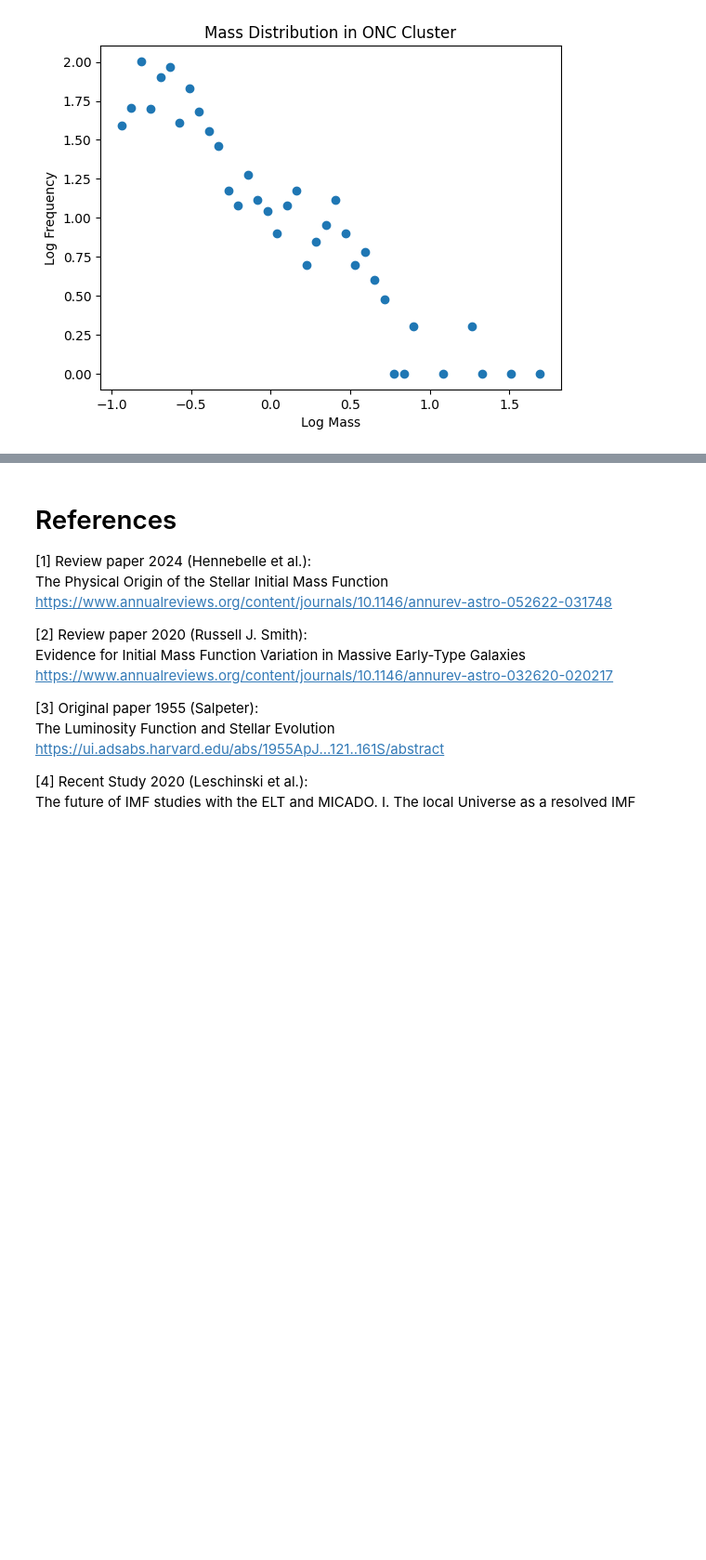
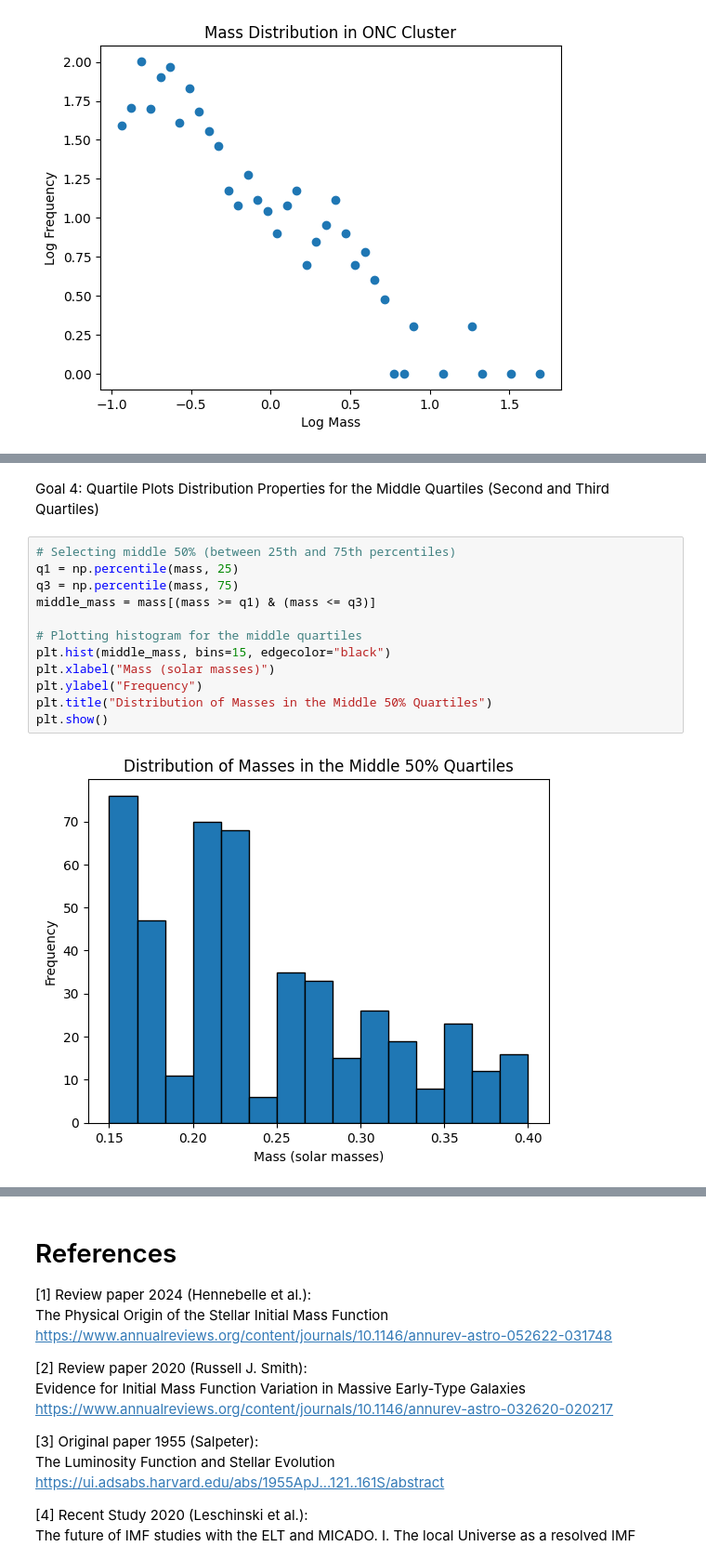
Before and after one commit to laxm7/sta_project, a Jupyter notebook: imf_chiara_felix_laxman.ipynb, the cells around one changed output, grey strips where cells are left out. Shown at 93% size. Saved outputs shown, nothing was run; the diff lists cells and outputs as text; blank space fills up the shorter version.

```diff
--- a/imf_chiara_felix_laxman.ipynb
+++ b/imf_chiara_felix_laxman.ipynb
@@ -286,0 +312,17 @@ plt.show()
+# %% [markdown]
+Goal 4: Quartile Plots
+Distribution Properties for the Middle Quartiles (Second and Third Quartiles)
+# %%
+# Selecting middle 50% (between 25th and 75th percentiles)
+q1 = np.percentile(mass, 25)
+q3 = np.percentile(mass, 75)
+middle_mass = mass[(mass >= q1) & (mass <= q3)]
+
+# Plotting histogram for the middle quartiles
+plt.hist(middle_mass, bins=15, edgecolor="black")
+plt.xlabel("Mass (solar masses)")
+plt.ylabel("Frequency")
+plt.title("Distribution of Masses in the Middle 50% Quartiles")
+plt.show()
+# %% [output]
+[figure, added]
```
Also changed, not shown: parts of 9 cells of this notebook.
